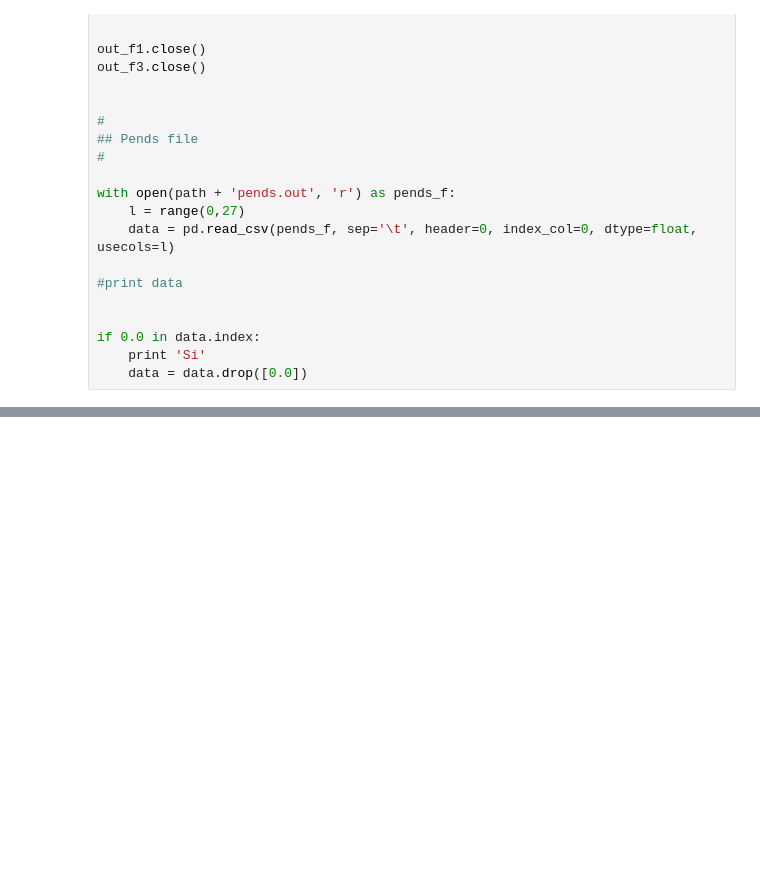
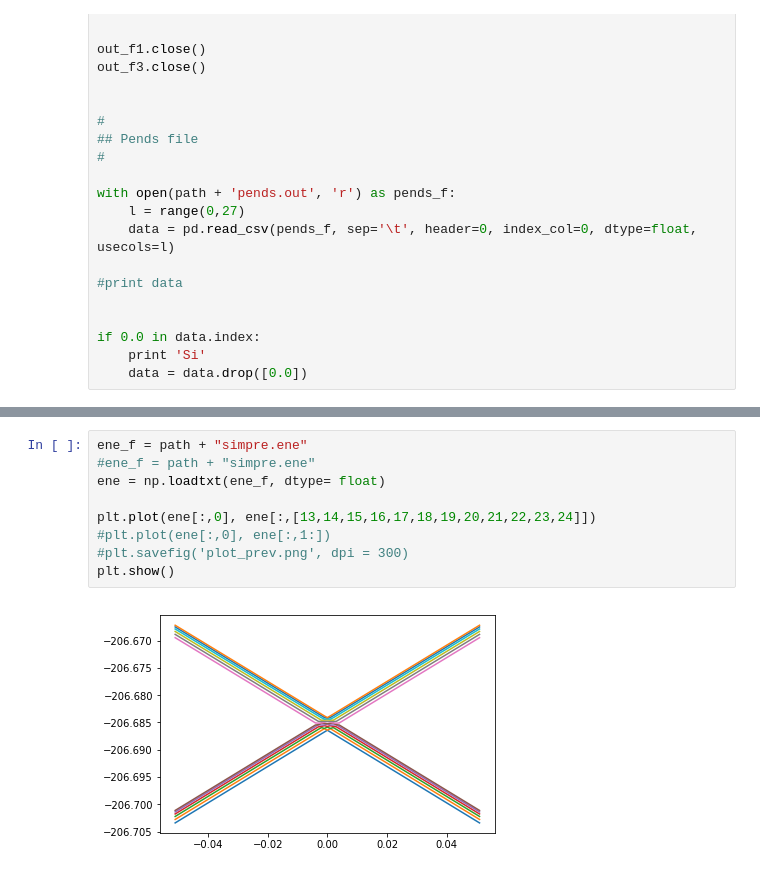
Before and after one commit to silsgs/ClockTransitions, a Jupyter notebook: main.ipynb, the cells around one changed output, grey strips where cells are left out. Drawn from its saved outputs; the diff is of its cells as text; blank space fills up the shorter version.

```diff
--- a/main.ipynb
+++ b/main.ipynb
@@ -268,3 +253,14 @@ plt.show()
+# %%
+ene_f = path + "simpre.ene"
+#ene_f = path + "simpre.ene"
+ene = np.loadtxt(ene_f, dtype= float)
+
+plt.plot(ene[:,0], ene[:,[13,14,15,16,17,18,19,20,21,22,23,24]])
+#plt.plot(ene[:,0], ene[:,1:])
+#plt.savefig('plot_prev.png', dpi = 300)
+plt.show()
+# %% [output]
+[figure, added]
 # %%
 #
 ## Adjust levels to a polinomial expression
```
Also changed, not shown: parts of 4 cells of this notebook.
